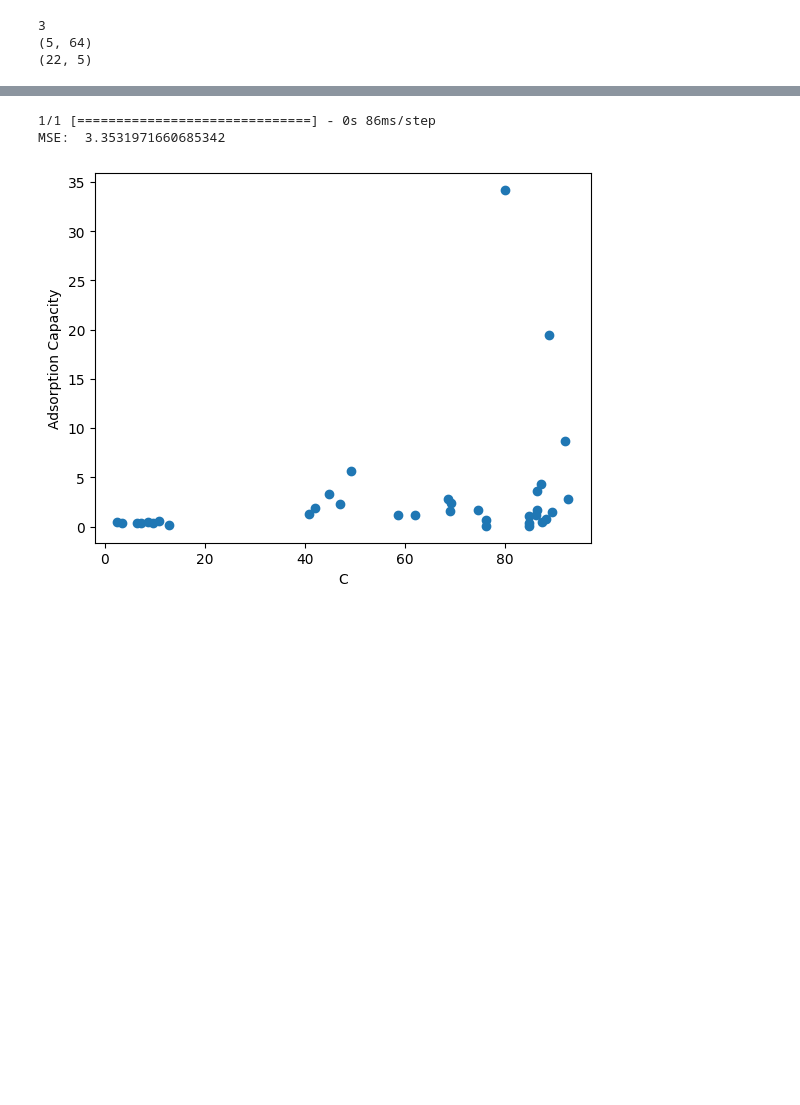
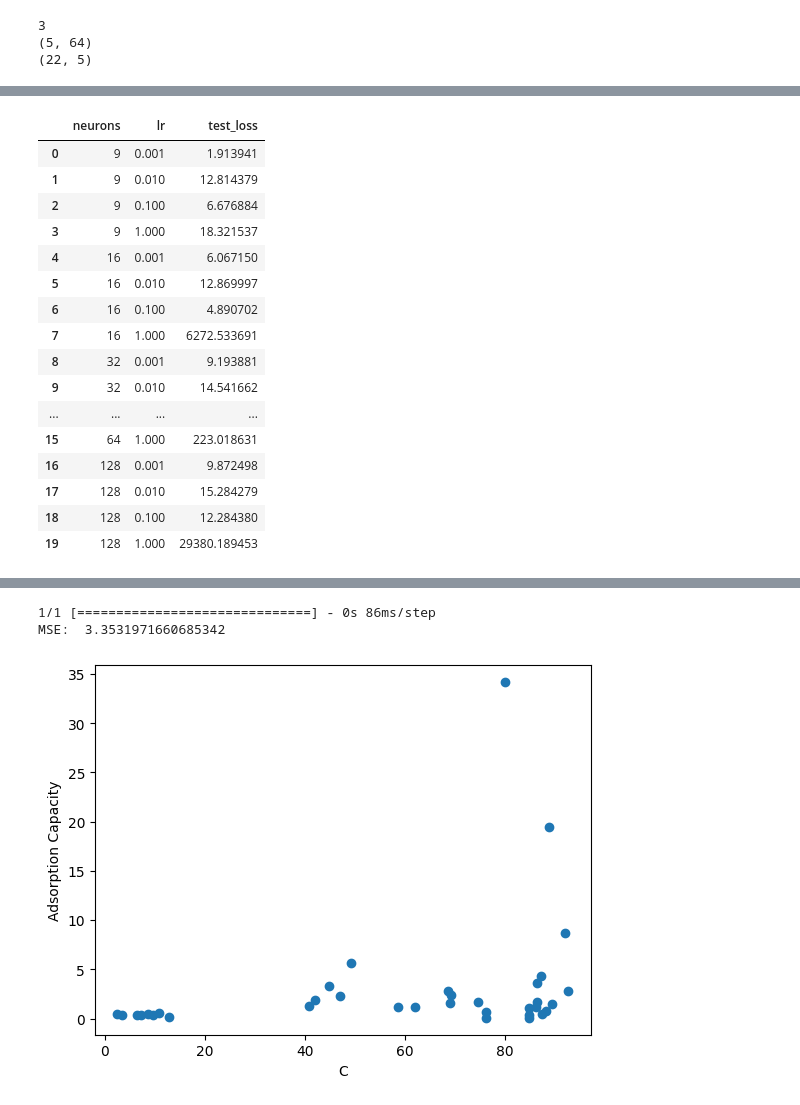
Before and after one commit to ujwalk04/DL-CHE, a Jupyter notebook: Welcome_To_Colaboratory.ipynb, the cells around one changed output, grey strips where cells are left out. Cells and saved outputs as stored; diff of their text form; code cells hidden in the pictures; blank space fills up the shorter version.

```diff
--- a/Welcome_To_Colaboratory.ipynb
+++ b/Welcome_To_Colaboratory.ipynb
@@ -134,0 +135,21 @@ Epoch 79/100
+# %%
+results_df = pd.DataFrame(results)
+results_df
+# %% [output]
+|  | neurons | lr | test_loss |
+| 0 | 9 | 0.001 | 1.913941 |
+| 1 | 9 | 0.010 | 12.814379 |
+| 2 | 9 | 0.100 | 6.676884 |
+| 3 | 9 | 1.000 | 18.321537 |
+| 4 | 16 | 0.001 | 6.067150 |
+| 5 | 16 | 0.010 | 12.869997 |
+| 6 | 16 | 0.100 | 4.890702 |
+| 7 | 16 | 1.000 | 6272.533691 |
+| 8 | 32 | 0.001 | 9.193881 |
+| 9 | 32 | 0.010 | 14.541662 |
+| ... | ... | ... | ... |
+| 15 | 64 | 1.000 | 223.018631 |
+| 16 | 128 | 0.001 | 9.872498 |
+| 17 | 128 | 0.010 | 15.284279 |
+| 18 | 128 | 0.100 | 12.284380 |
+| 19 | 128 | 1.000 | 29380.189453 |
```
Also changed, not shown: parts of 9 cells of this notebook.
